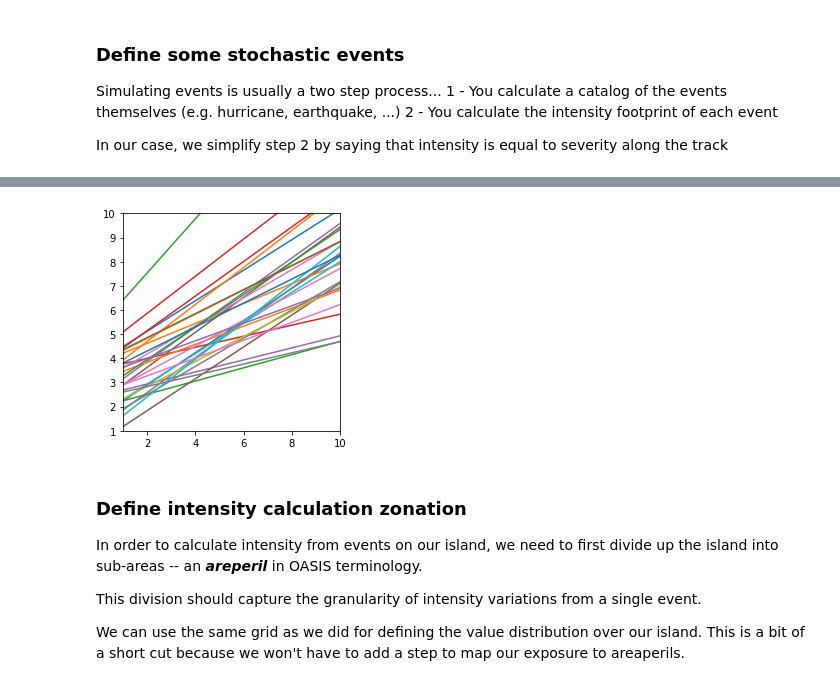
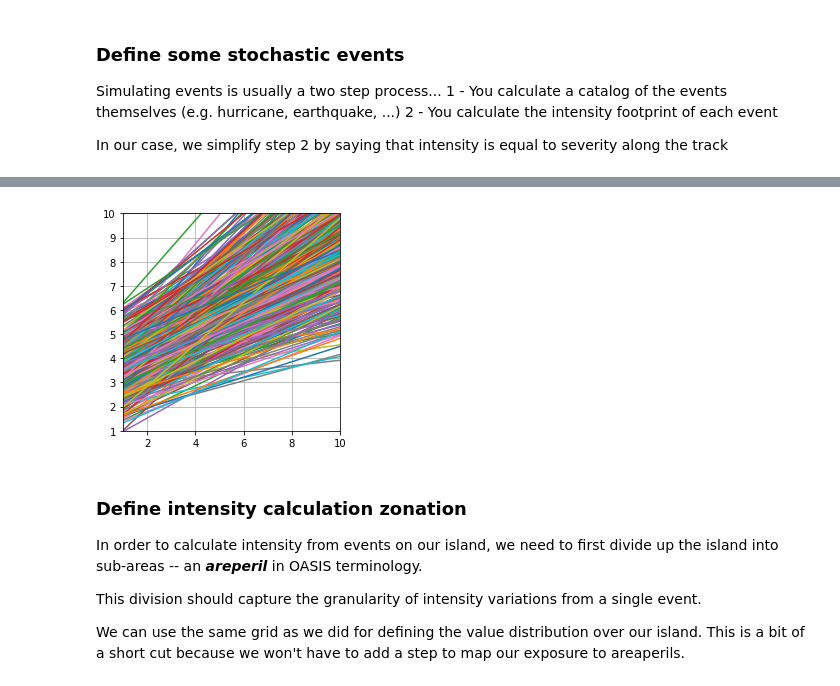
Before and after one commit to iwbailey/simple_oasis_model, a Jupyter notebook: create_and_run_model.ipynb, the cells around one changed output, grey strips where cells are left out. Drawn from its saved outputs; the diff is of its cells as text; code cells hidden in the pictures.

```diff
--- a/create_and_run_model.ipynb
+++ b/create_and_run_model.ipynb
@@ -77,8 +79,8 @@ Simulating events is usually a two step process...
 In our case, we simplify step 2 by saying that intensity is equal to severity along the track
 # %%
 # Define a set of events that affect our model domain
-n_years = 100  # Number of years to simulate
-avg_freq = 1/5  # Poisson rate of event occurrence
+n_years = 1000  # Number of years to simulate
+avg_freq = 1/2  # Poisson rate of event occurrence per year
 alpha = 5.0  # Pareto alpha for the event severity
 y0_mean = 3.0  # Track geometry
 y0_std = 1.0
@@ -98,7 +100,7 @@ events = pd.DataFrame({
     'theta': np.random.vonmises(mu=theta_mean, kappa=theta_kappa, size=n_events)
 }).sort_values('time').reset_index(drop=True)
 events.index = pd.Index(range(1, len(events) + 1), name='event_id')
-events
+events.head()
 # %% [output]
 |  | time | severity | y0 | theta |
 | event_id |  |  |  |  |
@@ -121,16 +112,16 @@ events
 # %%
 # Plot tracks
 xi = np.linspace(x0, x1, nx)
 fig, ax = plt.subplots(1, 1)
 for idx, row in events.iterrows():
     yi = row.y0 + xi * np.tan(row.theta)
     ax.plot(xi, yi)
-
+plt.grid()
 _ = ax.set(xlim=(x0, x1), ylim=(y0, y1), aspect='equal')
 
 # events
 # %% [output]
-[figure, old version]
+[figure, new version]
 # %% [markdown]
 ### Define intensity calculation zonation
 In order to calculate intensity from events on our island, we need to first divide up the island into sub-areas -- an **_areperil_** in OASIS terminology.
```
Also changed, not shown: parts of 16 cells of this notebook.
